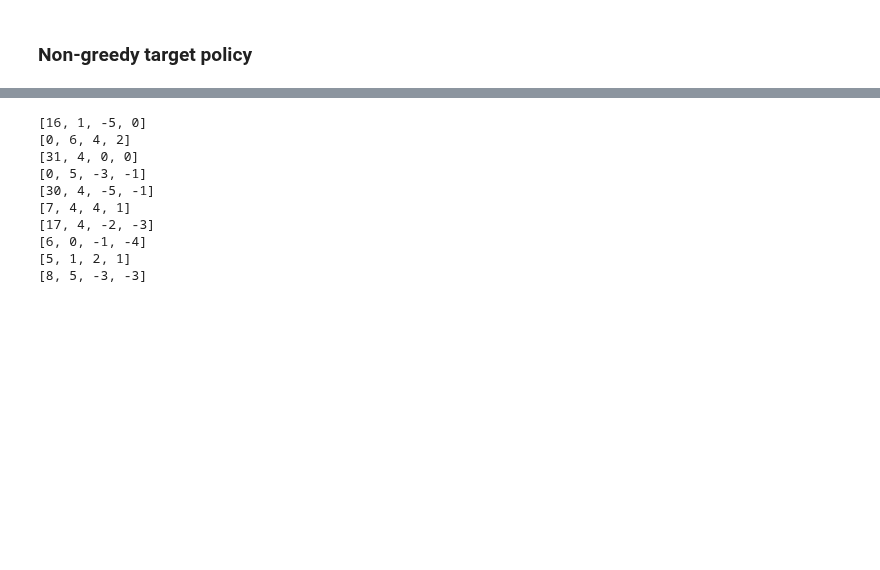
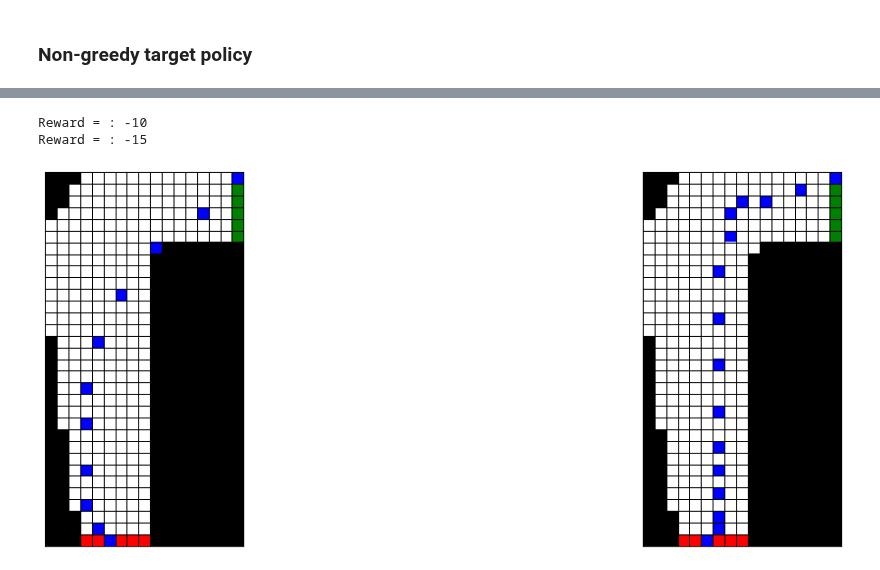
Before and after one commit to chandrusuresh/ReinforcementLearning, a Jupyter notebook: Ch5-MonteCarloMethods/RaceTrack.ipynb, the cells around one changed output, grey strips where cells are left out. Cells and saved outputs as stored; diff of their text form; code cells hidden in the pictures; blank space fills up the shorter version.

Commit message:
First version of working optimal control policy

```diff
--- a/Ch5-MonteCarloMethods/RaceTrack.ipynb
+++ b/Ch5-MonteCarloMethods/RaceTrack.ipynb
@@ -450,5 +417,6 @@ def MonteCarlo_OffPolicyControl_nongreedy(map,num_episodes,Q):
 # %%
 num_episodes = 1000000
-Q1_nongreedy = MonteCarlo_OffPolicyControl_nongreedy(map_1,num_episodes,Q1)
-
-# # Q2_nongreedy = MonteCarlo_OffPolicyControl(map_2,num_episodes,Q2)
+Q1_opt = MonteCarlo_OffPolicyOptimalControl(map_1,num_episodes,None)
+Q2_opt = MonteCarlo_OffPolicyOptimalControl(map_2,num_episodes,None)
+Q1_opt_softmax = MonteCarlo_OffPolicyOptimalControl(map_1,num_episodes,Q1)
+Q2_opt_softmax = MonteCarlo_OffPolicyOptimalControl(map_2,num_episodes,Q2)
@@ -488,14 +423,6 @@ for i in range(Q1_test.shape[0]):
-# %%
-for i in range(10):
-  print(init_random(map_1))
-# %% [output]
-[16, 1, -5, 0]
-[0, 6, 4, 2]
-[31, 4, 0, 0]
-[0, 5, -3, -1]
-[30, 4, -5, -1]
-[7, 4, 4, 1]
-[17, 4, -2, -3]
-[6, 0, -1, -4]
-[5, 1, 2, 1]
-[8, 5, -3, -3]
+# %%
+generate_opt_path(map_1,[Q1_opt,Q1_opt_softmax])
+# %% [output]
+Reward = : -10
+Reward = : -15
+[figure, added]
```
Also changed, not shown: parts of 9 cells of this notebook.
